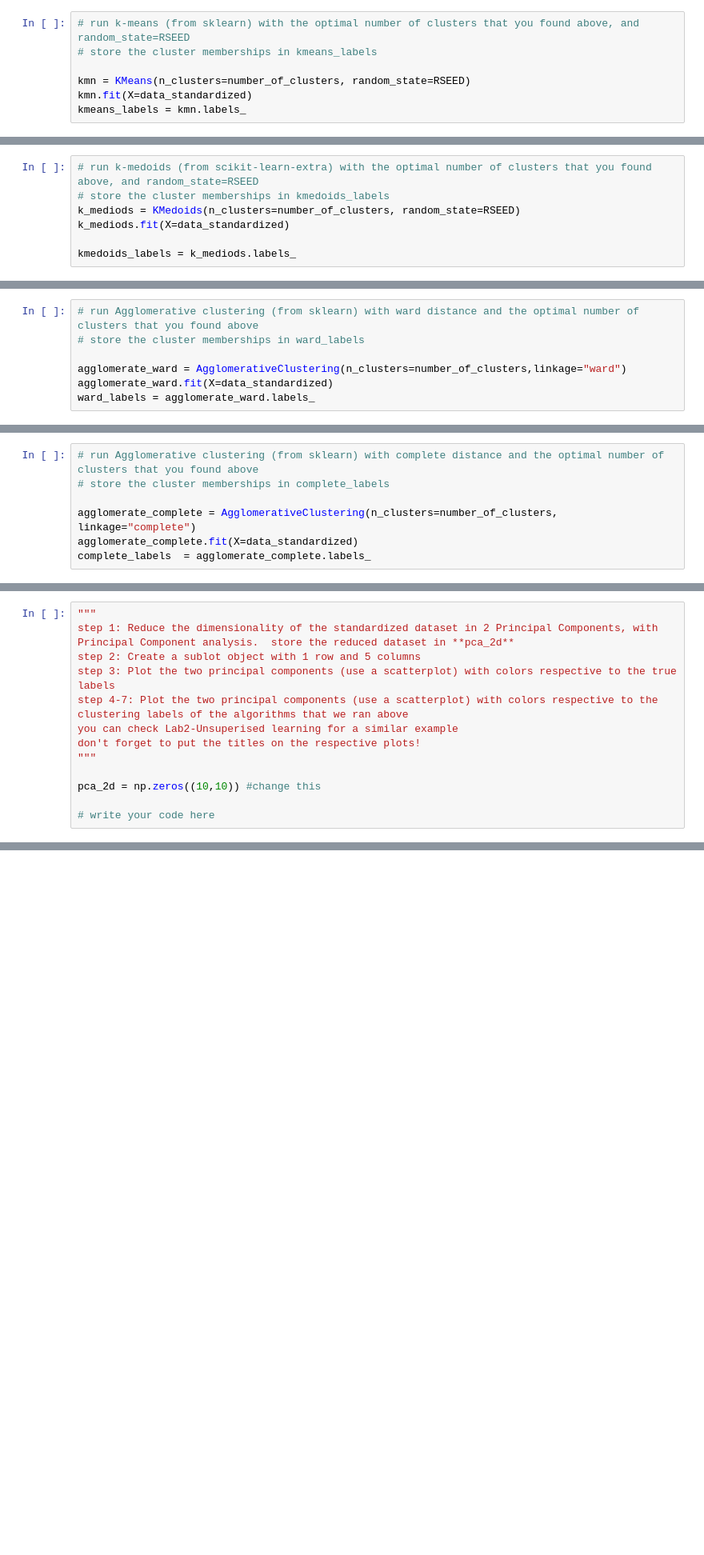
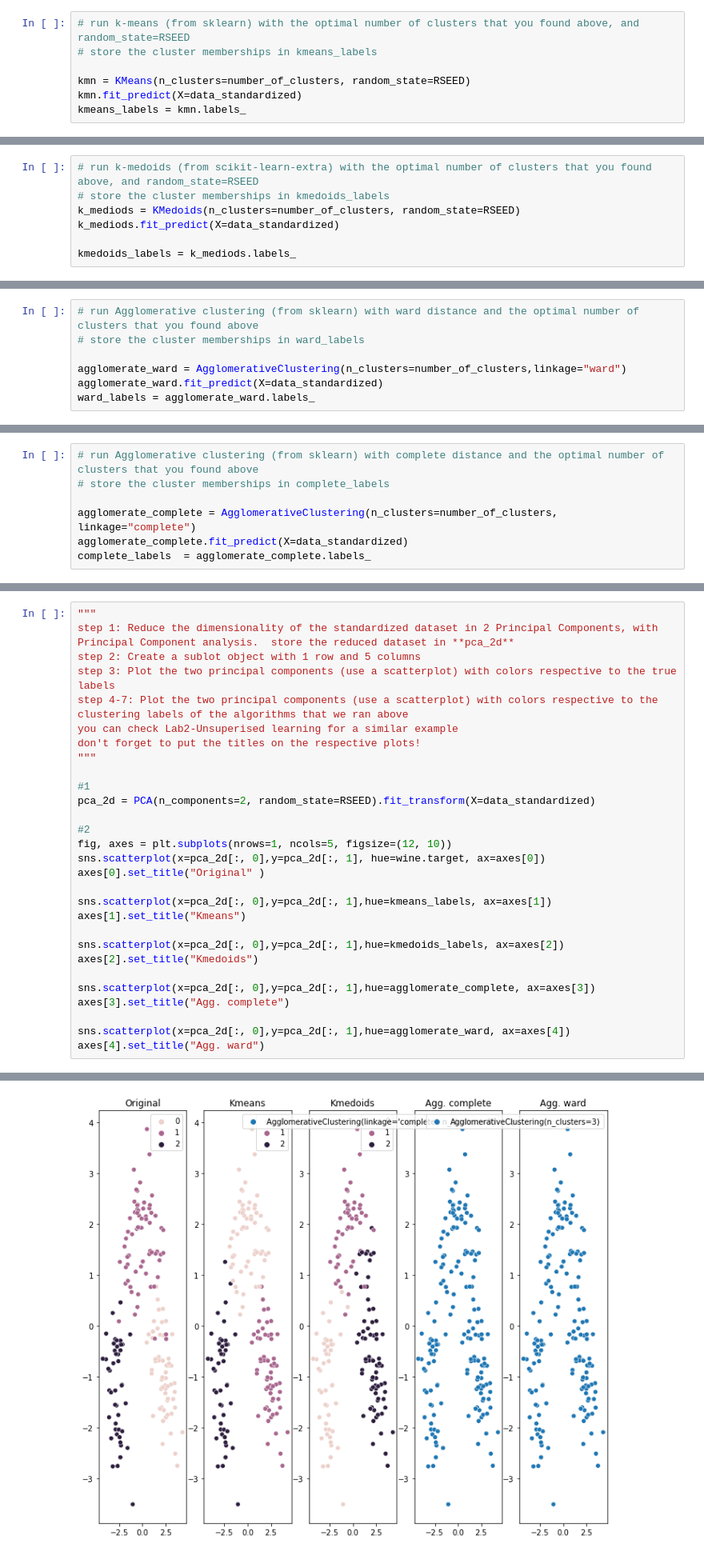
Before and after one commit to blongho/DAMI-HT2021, a Jupyter notebook: HW2.ipynb, the cells around one changed output, grey strips where cells are left out. Shown at 80% size. Cells and saved outputs as stored; diff of their text form; blank space fills up the shorter version.

```diff
--- a/HW2.ipynb
+++ b/HW2.ipynb
@@ -357,7 +357,7 @@ number_of_clusters = 3
 # store the cluster memberships in kmeans_labels
 
 kmn = KMeans(n_clusters=number_of_clusters, random_state=RSEED)
-kmn.fit(X=data_standardized)
+kmn.fit_predict(X=data_standardized)
 kmeans_labels = kmn.labels_
 # %%
 # do not delete this!
@@ -368,7 +368,7 @@ labels_dict["kmeans"] = kmeans_labels
 # run k-medoids (from scikit-learn-extra) with the optimal number of clusters that you found above, and random_state=RSEED
 # store the cluster memberships in kmedoids_labels
 k_mediods = KMedoids(n_clusters=number_of_clusters, random_state=RSEED)
-k_mediods.fit(X=data_standardized)
+k_mediods.fit_predict(X=data_standardized)
 
 kmedoids_labels = k_mediods.labels_
 # %%
@@ -380,7 +380,7 @@ labels_dict["kmedoids"] = kmedoids_labels
 # store the cluster memberships in ward_labels
 
 agglomerate_ward = AgglomerativeClustering(n_clusters=number_of_clusters,linkage="ward")
-agglomerate_ward.fit(X=data_standardized)
+agglomerate_ward.fit_predict(X=data_standardized)
 ward_labels = agglomerate_ward.labels_
 # %%
 # do not delete this!
@@ -390,7 +390,7 @@ labels_dict["ward"] = ward_labels
 # store the cluster memberships in complete_labels
 
 agglomerate_complete = AgglomerativeClustering(n_clusters=number_of_clusters, linkage="complete")
-agglomerate_complete.fit(X=data_standardized)
+agglomerate_complete.fit_predict(X=data_standardized)
 complete_labels  = agglomerate_complete.labels_
 # %%
 # do not delete this!
@@ -461,6 +461,23 @@ you can check Lab2-Unsuperised learning for a similar example
 don't forget to put the titles on the respective plots!
 """
 
-pca_2d = np.zeros((10,10)) #change this
+#1
+pca_2d = PCA(n_components=2, random_state=RSEED).fit_transform(X=data_standardized)
 
-# write your code here
+#2
+fig, axes = plt.subplots(nrows=1, ncols=5, figsize=(12, 10))
+sns.scatterplot(x=pca_2d[:, 0],y=pca_2d[:, 1], hue=wine.target, ax=axes[0])
+axes[0].set_title("Original" )
+
+sns.scatterplot(x=pca_2d[:, 0],y=pca_2d[:, 1],hue=kmeans_labels, ax=axes[1])
+axes[1].set_title("Kmeans")
+
+sns.scatterplot(x=pca_2d[:, 0],y=pca_2d[:, 1],hue=kmedoids_labels, ax=axes[2])
+axes[2].set_title("Kmedoids")
+
+sns.scatterplot(x=pca_2d[:, 0],y=pca_2d[:, 1],hue=agglomerate_complete, ax=axes[3])
+axes[3].set_title("Agg. complete")
+
+sns.scatterplot(x=pca_2d[:, 0],y=pca_2d[:, 1],hue=agglomerate_ward, ax=axes[4])
+axes[4].set_title("Agg. ward")
+# %% [output]
@@ -467,3 +485,4 @@ pca_2d = np.zeros((10,10)) #change this
+[figure, added]
 # %% [markdown]
 ## 8. K-medians
 # %% [markdown]
```
Also changed, not shown: parts of 3 cells of this notebook.
